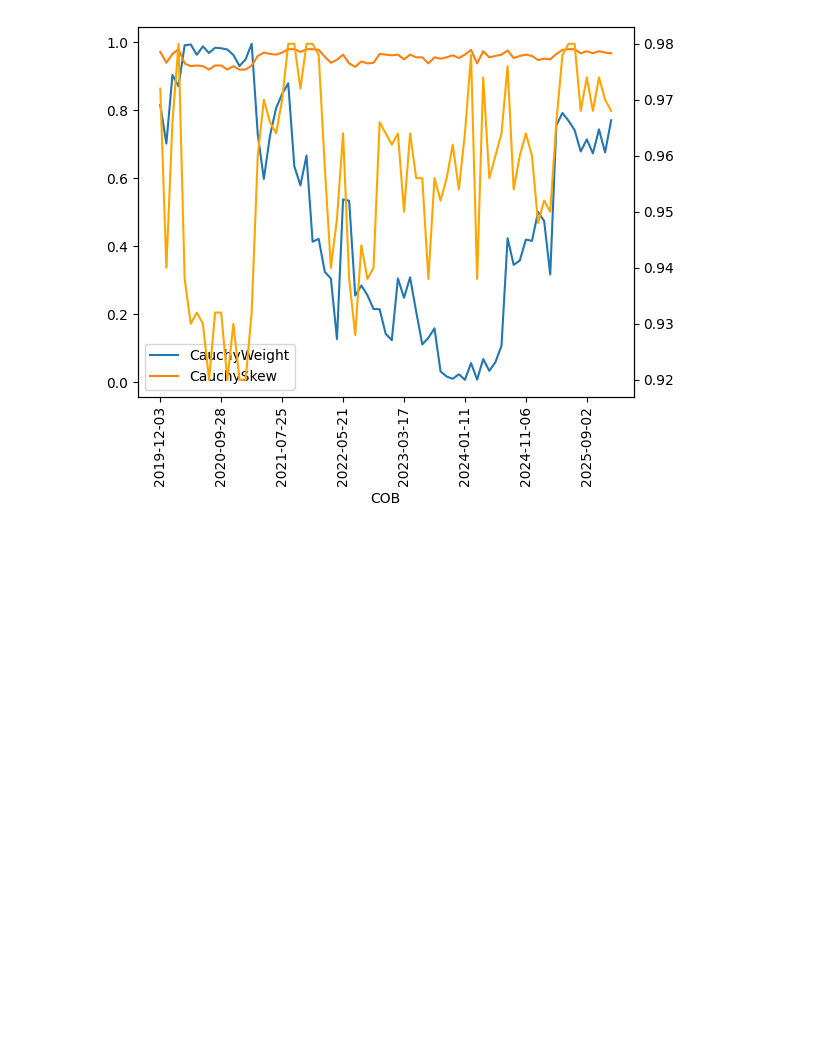
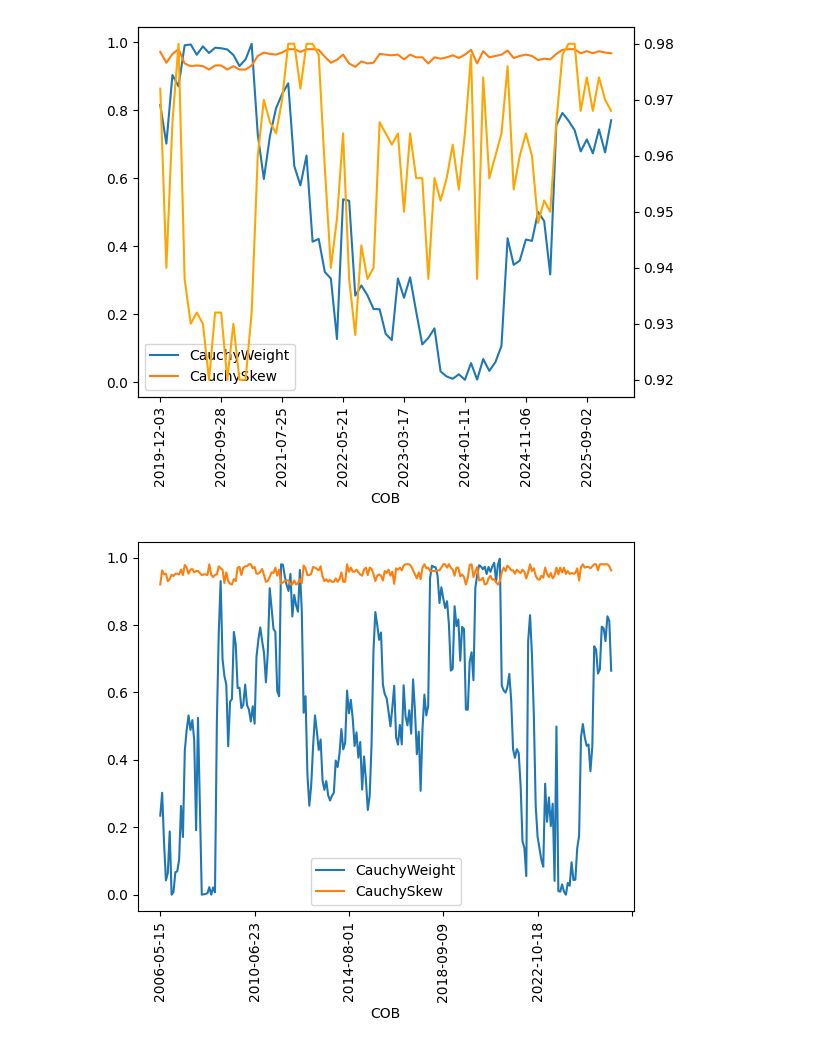
Before and after one commit to SergioArkhypov/MLCopula, a Jupyter notebook: code/study_ts.ipynb, the cells around one changed output. Cells and saved outputs as stored; diff of their text form; code cells hidden in the pictures; blank space fills up the shorter version.

```diff
--- a/code/study_ts.ipynb
+++ b/code/study_ts.ipynb
@@ -86,3 +89,89 @@ plt.show()
 # %% [output]
 [figure]
 [figure]
+# %%
+import pandas as pd
+import numpy as np
+import matplotlib.pyplot as plt
+
+dfs = []
+for i in range(11):
+    skew = str(90 + i)
+    df = pd.read_csv(f'C:\\dev\\MLCopula\\data\\weights\\OptimalCopulaGCS{skew}gbt20y.csv')
+    #df = df.drop(['CauchySkew'], axis=1)
+    df = df.rename(columns={'CauchyWeight': 'CauchyWeight' + skew,
+                            'Error': 'Error' + skew,
+                            'CauchySkew': 'CauchySkew' + skew })
+    df = df.set_index('COB')
+    dfs.append(df)
+
+res = pd.concat(dfs, axis=1)
+
+def process(row):
+    weights = [row['Error' + str(90 + i)] for i in range(11)]
+    weights_min = min(weights)
+    weights = [w - weights_min for w in weights]
+    sum_weights = sum(weights)
+    weights = [w/sum_weights for w in weights]
+
+    cw = sum([row['CauchyWeight' + str(90 + i)]*weights[i] for i in range(11)])
+    cs = sum([row['CauchySkew' + str(90 + i)]*weights[i] for i in range(11)])
+
+    return (cw,cs)
+
+
+def process2(row):
+    weights = np.array([row['Error' + str(90 + i)] for i in range(11)])
+    i_min= np.argmin(weights)
+
+    cw_list = [row['CauchyWeight' + str(90 + i)] for i in range(11)]
+    cs_list = [row['CauchySkew' + str(90 + i)] for i in range(11)]
+
+    cw = cw_list[i_min]
+    cs = cs_list[i_min]
+    w = weights[i_min]
+
+    return (cw,cs)
+
+
+def process3(row, nmin=5):
+    weightsall = [row['Error' + str(90 + i)] for i in range(11)]
+    smallestval = []
+    smallest = []
+    for _ in range(nmin):
+        smallestval.append(min(weightsall))
+        weightsall.remove(min(weightsall))
+
+    weightsall = [row['Error' + str(90 + i)] for i in range(11)]
+    for i in range(11):
+        if weightsall[i] in smallestval:
+            smallest.append(i)
+
+    weights = [row['Error' + str(90 + i)] for i in smallest]
+    weights_min = min(weights)
+    weights = [w - weights_min for w in weights]
+    sum_weights = sum(weights)
+    weights = [w/sum_weights for w in weights]
+
+    cw = sum([row['CauchyWeight' + str(90 + i)] for i in smallest])/len(smallest)
+    cs = sum([row['CauchySkew' + str(90 + i)] for i in smallest])/len(smallest)
+
+    return (cw,cs)
+
+res['Temp'] = res.apply(lambda row: process3(row) , axis=1)
+res['CauchyWeight'] = res.apply(lambda row: row['Temp'][0], axis=1)
+res['CauchySkew'] = res.apply(lambda row: row['Temp'][1], axis=1)
+#res['Error'] = res.apply(lambda row: row['Temp'][2], axis=1)
+
+res = res[['CauchyWeight', 'CauchySkew']]
+
+ax = res.plot(rot=90)#.legend(bbox_to_anchor=(0., 1.02, 1., .102), fontsize='small').set_title(f'{'Average params'}')
+plt.show()
+
+res.plot(rot=90)
+plt.twinx()
+plt.plot(res['CauchySkew'], color= 'orange')
+
+plt.show()
+# %% [output]
+[figure, added]
```
Also changed, not shown: parts of 2 cells of this notebook, 27 other files.
